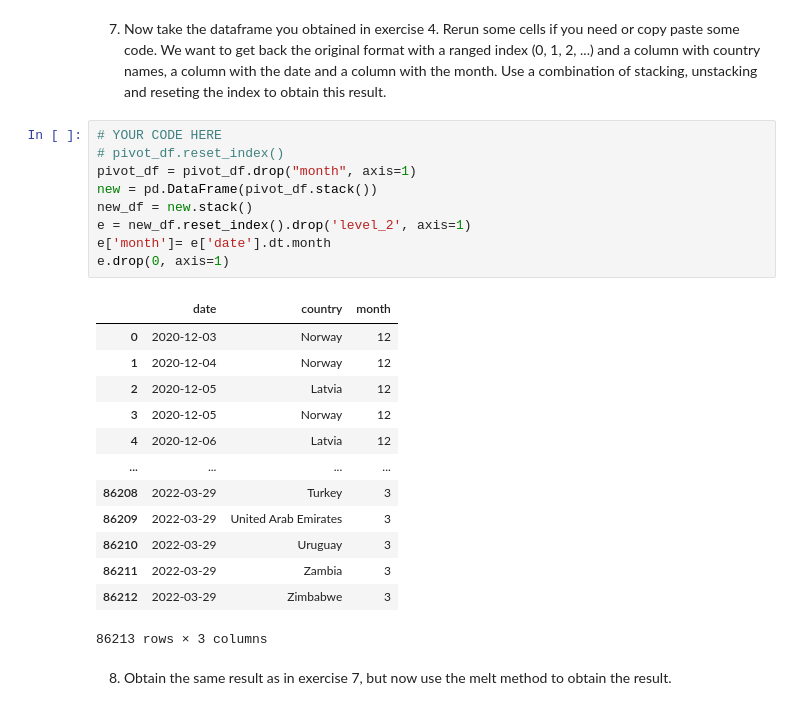
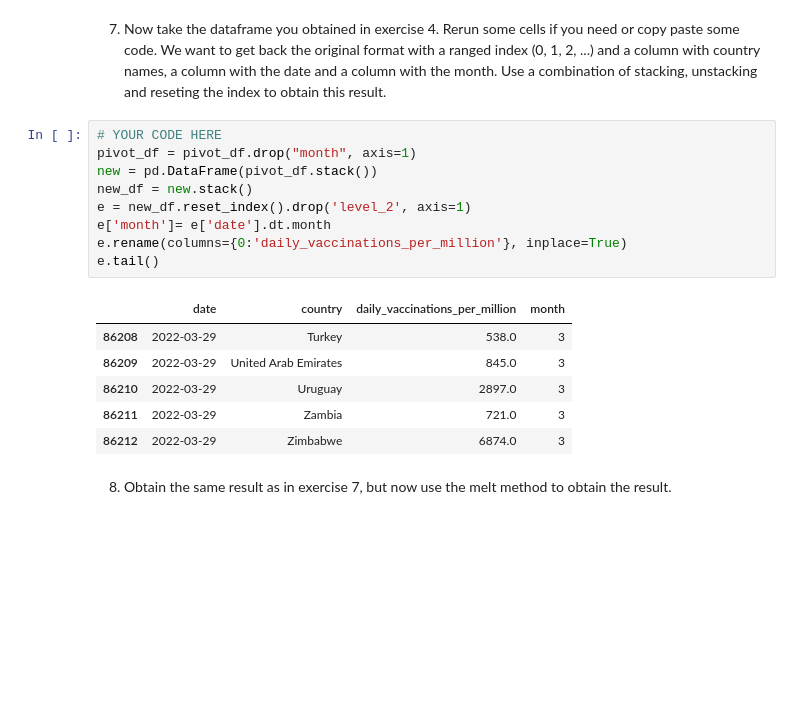
Before and after one commit to fenyx-it-academy/Class7-DataManipulation-Module-Week19, a Jupyter notebook: assignment3.ipynb, the cells around one changed output. Cells and saved outputs as stored; diff of their text form; blank space fills up the shorter version.

```diff
--- a/assignment3.ipynb
+++ b/assignment3.ipynb
@@ -147,27 +147,20 @@ pivot_table
 7. Now take the dataframe you obtained in exercise 4. Rerun some cells if you need or copy paste some code. We want to get back the original format with a ranged index (0, 1, 2, ...) and a column with country names, a column with the date and a column with the month. Use a combination of stacking, unstacking and reseting the index to obtain this result.
 # %%
 # YOUR CODE HERE
-# pivot_df.reset_index()
 pivot_df = pivot_df.drop("month", axis=1)
 new = pd.DataFrame(pivot_df.stack())
 new_df = new.stack()
 e = new_df.reset_index().drop('level_2', axis=1)
 e['month']= e['date'].dt.month
-e.drop(0, axis=1)
+e.rename(columns={0:'daily_vaccinations_per_million'}, inplace=True)
+e.tail()
 # %% [output]
-|  | date | country | month |
-| 0 | 2020-12-03 | Norway | 12 |
-| 1 | 2020-12-04 | Norway | 12 |
-| 2 | 2020-12-05 | Latvia | 12 |
-| 3 | 2020-12-05 | Norway | 12 |
-| 4 | 2020-12-06 | Latvia | 12 |
-| ... | ... | ... | ... |
-| 86208 | 2022-03-29 | Turkey | 3 |
-| 86209 | 2022-03-29 | United Arab Emirates | 3 |
-| 86210 | 2022-03-29 | Uruguay | 3 |
-| 86211 | 2022-03-29 | Zambia | 3 |
-| 86212 | 2022-03-29 | Zimbabwe | 3 |
+|  | date | country | daily_vaccinations_per_million | month |
+| 86208 | 2022-03-29 | Turkey | 538.0 | 3 |
+| 86209 | 2022-03-29 | United Arab Emirates | 845.0 | 3 |
+| 86210 | 2022-03-29 | Uruguay | 2897.0 | 3 |
+| 86211 | 2022-03-29 | Zambia | 721.0 | 3 |
+| 86212 | 2022-03-29 | Zimbabwe | 6874.0 | 3 |
-86213 rows × 3 columns
 # %% [markdown]
 8. Obtain the same result as in exercise 7, but now use the melt method to obtain the result.
 # %%
```
Also changed, not shown: parts of 1 cell of this notebook.
